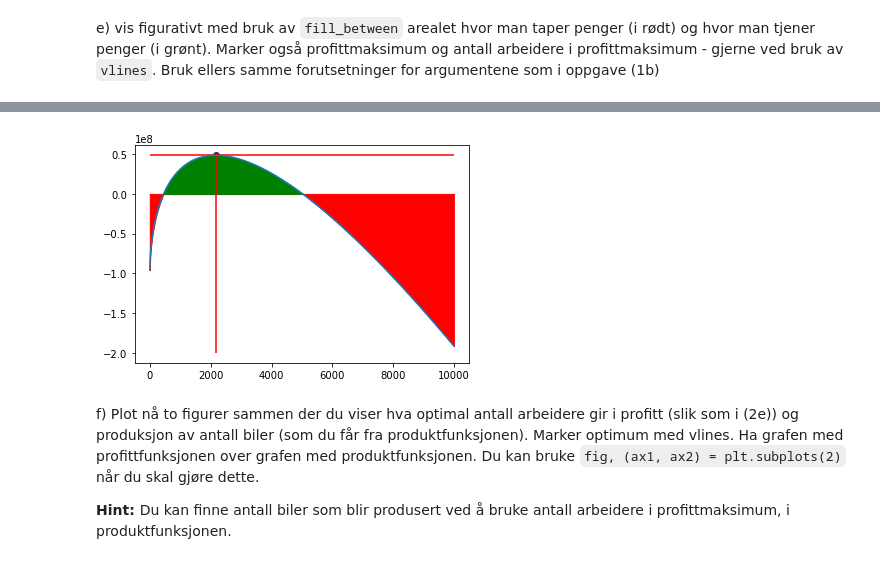
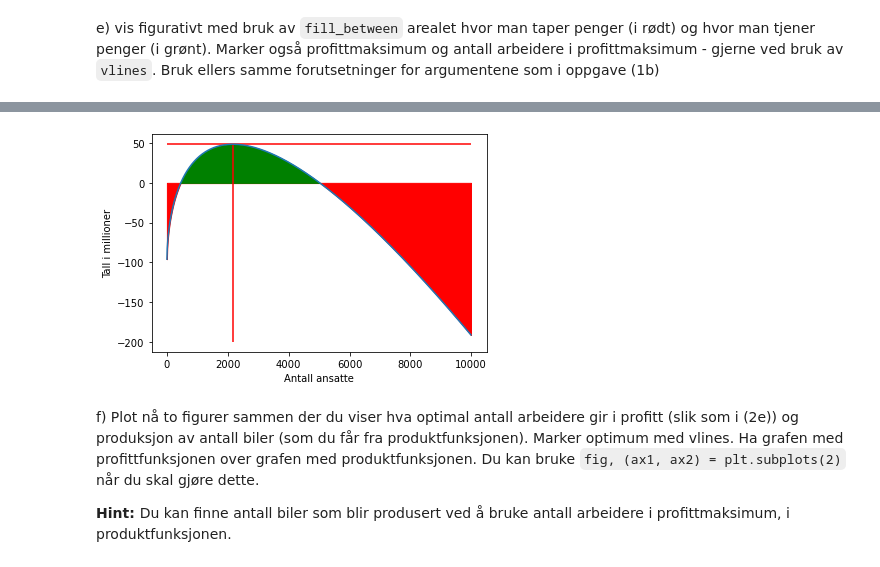
Before and after one commit to Danieljoha/Sok1003-mappeoppgave2, a Jupyter notebook: Mappe 2_oppgaver.ipynb, the cells around one changed output, grey strips where cells are left out. Cells and saved outputs as stored; diff of their text form; code cells hidden in the pictures.

```diff
--- a/Mappe 2_oppgaver.ipynb
+++ b/Mappe 2_oppgaver.ipynb
@@ -305,7 +307,7 @@ for i in L:                                 #ny loop for L, plotter profittfunks
 # %% [output]
 [figure]
 # %%
-L = np.arange(0,10000,20)            #lager ulike verdier til L(arbeidskraft)
+L = np.arange(0,10000,50)            #lager ulike verdier til L(arbeidskraft)
 
 
 ansatte = []
@@ -415,41 +432,42 @@ profittlistex = []
 for i in ansatte:
     m +=1 #indekserer ansatte etter M for å alltid få rett posisjon
 
-    funksjon=profittfunksjon(ansatte,a,R,p,w,c,K)
+    funksjon=profittfunksjon(ansatte,a,R,p,w,c,K)/1e6
 
     y_value.append(funksjon[m])    #fjern trengs ikke(kanskje)
     x_value.append(ansatte[m])     #fjern trengs ikke(kanskje)
 
 
 
     if funksjon[m] <= 0:
         tapsliste.append(funksjon[m])              #hvis profitten er mindre enn null så går det i tapsliste. indeksert med M
         tapslistex.append(m*stepsize)
     else:
         profittliste.append(funksjon[m])           #hvis profitten er større enn null så går det i profittliste. indeksert med M
         profittlistex.append(m*stepsize)
 
 
 
 
 
 
 
 
-plt.vlines(plt_max_employees, -2e8, plt_max_profitt, color="red")
-plt.hlines(plt_max_profitt, 0, 10000, color="red")
-plt.scatter(plt_max_employees, plt_max_profitt, color="purple")     #fiks denne du harald. den e off center
+plt.vlines(plt_max_employees, -2e2, plt_max_profitt/1e6, color="red")
+plt.hlines(plt_max_profitt/1e6, 0, 10000, color="red")
+#plt.scatter(plt_max_employees, plt_max_profitt, color="purple")     #fiks denne du harald. den e off center
 
 
 
 plt.fill_between(tapslistex, tapsliste, 0, color="red")
 plt.fill_between(profittlistex, profittliste, 0, color="green")   #fiks farger, ser jævlig ut
-
+plt.ylabel('Tall i millioner')
+plt.xlabel('Antall ansatte')
 plt.plot(x_value, y_value) #fjern trengs ikke(kanskje)
 
 plt.show()
 # %% [output]
-[figure, old version]
+[figure, new version]
 # %% [markdown]
 f) Plot nå to figurer sammen der du viser hva optimal antall arbeidere gir i profitt (slik som i (2e)) og produksjon av antall biler (som du får fra produktfunksjonen). Marker optimum med vlines. Ha grafen med profittfunksjonen over grafen med produktfunksjonen. Du kan bruke `fig, (ax1, ax2) = plt.subplots(2)` når du skal gjøre dette. <br>
 
```
Also changed, not shown: parts of 12 cells of this notebook.
